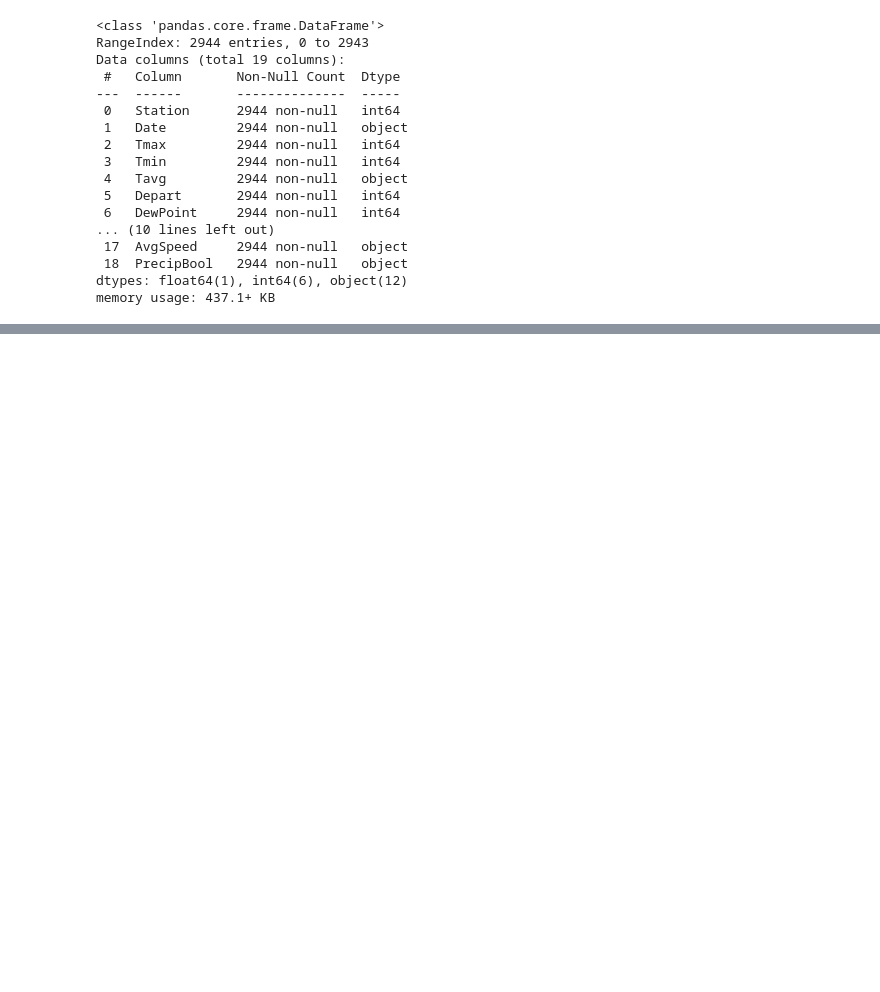
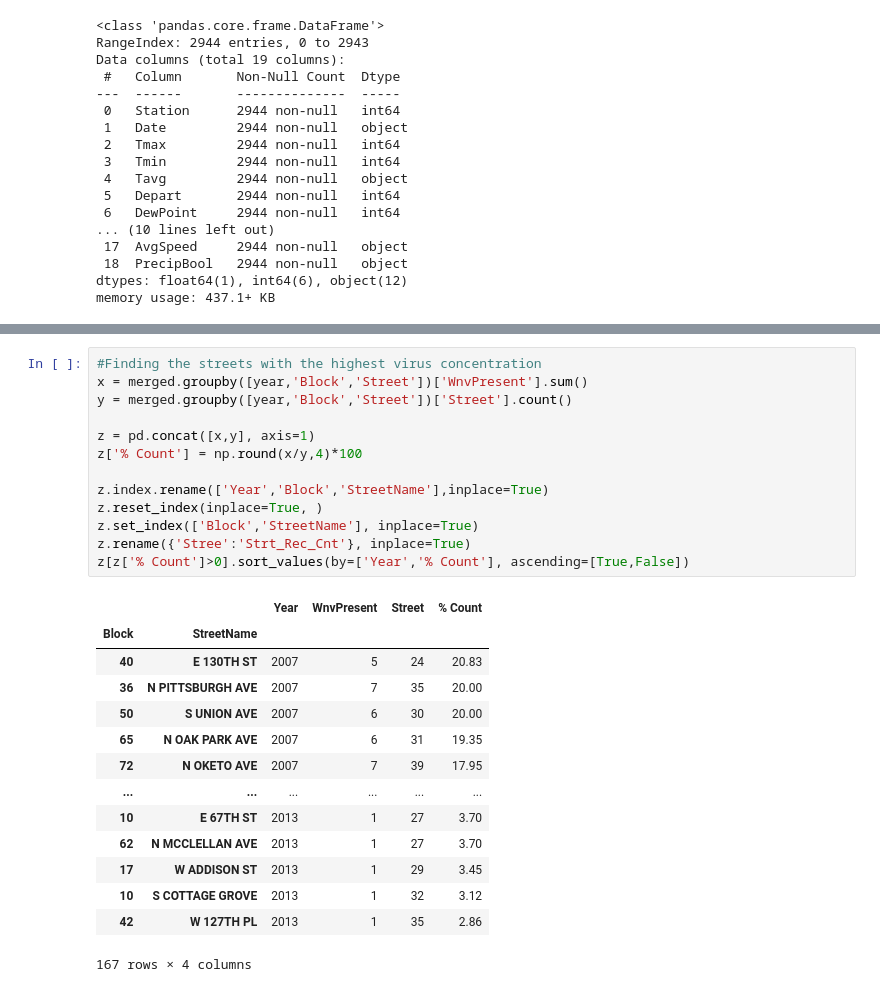
Before and after one commit to evanwmeeks/Springboard, a Jupyter notebook: Capstone 2/Capstone 2 - West Nile Virus Prediction.ipynb, the cells around one changed output, grey strips where cells are left out. Cells and saved outputs as stored; diff of their text form; blank space fills up the shorter version.

```diff
--- a/Capstone 2/Capstone 2 - West Nile Virus Prediction.ipynb
+++ b/Capstone 2/Capstone 2 - West Nile Virus Prediction.ipynb
@@ -166,0 +208,28 @@ train.drop('Date', axis = 1, inplace = True)
+# %%
+#Finding the streets with the highest virus concentration
+x = merged.groupby([year,'Block','Street'])['WnvPresent'].sum()
+y = merged.groupby([year,'Block','Street'])['Street'].count()
+
+z = pd.concat([x,y], axis=1)
+z['% Count'] = np.round(x/y,4)*100
+
+z.index.rename(['Year','Block','StreetName'],inplace=True)
+z.reset_index(inplace=True, )
+z.set_index(['Block','StreetName'], inplace=True)
+z.rename({'Stree':'Strt_Rec_Cnt'}, inplace=True)
+z[z['% Count']>0].sort_values(by=['Year','% Count'], ascending=[True,False])
+# %% [output]
+|  |  | Year | WnvPresent | Street | % Count |
+| Block | StreetName |  |  |  |  |
+| 40 | E 130TH ST | 2007 | 5 | 24 | 20.83 |
+| 36 | N PITTSBURGH AVE | 2007 | 7 | 35 | 20.00 |
+| 50 | S UNION AVE | 2007 | 6 | 30 | 20.00 |
+| 65 | N OAK PARK AVE | 2007 | 6 | 31 | 19.35 |
+| 72 | N OKETO AVE | 2007 | 7 | 39 | 17.95 |
+| ... | ... | ... | ... | ... | ... |
+| 10 | E 67TH ST | 2013 | 1 | 27 | 3.70 |
+| 62 | N MCCLELLAN AVE | 2013 | 1 | 27 | 3.70 |
+| 17 | W ADDISON ST | 2013 | 1 | 29 | 3.45 |
+| 10 | S COTTAGE GROVE | 2013 | 1 | 32 | 3.12 |
+| 42 | W 127TH PL | 2013 | 1 | 35 | 2.86 |
+167 rows × 4 columns
```
Also changed, not shown: parts of 11 cells of this notebook, 1 other file.
